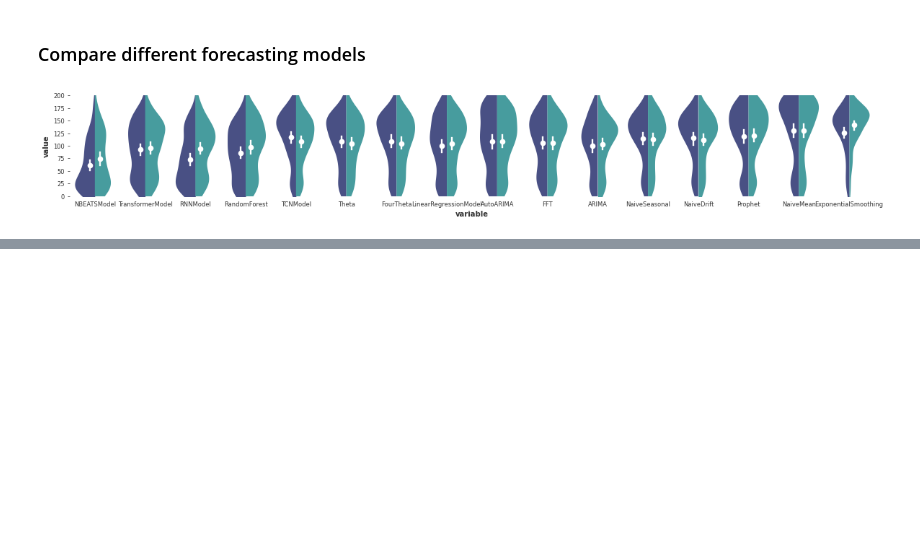
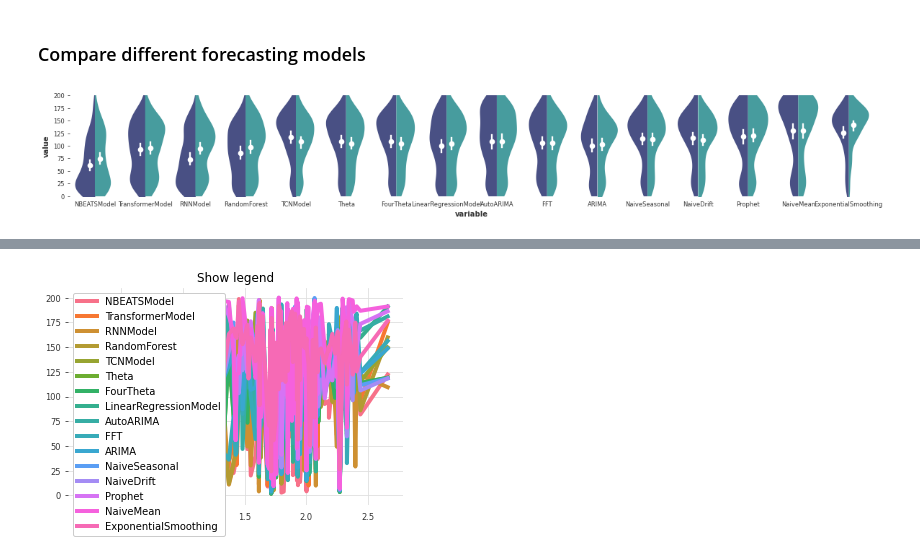
Before and after one commit to williamgilpin/dysts, a Jupyter notebook: benchmarks/figure_forecasting_benchmarks_figures.ipynb, the cells around one changed output, grey strips where cells are left out. Saved outputs shown, nothing was run; the diff lists cells and outputs as text; code cells hidden in the pictures; blank space fills up the shorter version.

```diff
--- a/benchmarks/figure_forecasting_benchmarks_figures.ipynb
+++ b/benchmarks/figure_forecasting_benchmarks_figures.ipynb
@@ -379,0 +501,17 @@ ax.tick_params(axis='both', which='both', length=0)
+# %%
+
+
+plt.figure()
+for clr, row in zip(color_list, results_reduced[sort_inds].to_numpy()):
+    plt.plot(
+        all_properties["correlation_dimension"][sort_inds],
+        row,
+        color=clr,
+        linewidth=4
+#     )
+plt.legend(results_reduced.index, facecolor='white', framealpha=1, frameon=True)
+plt.title("Show legend")
+
+# dg.better_savefig("../private_writing/fig_resources/lyap_legend.png", dpi=600)
+# %% [output]
+[figure, added]
```
Also changed, not shown: parts of 12 cells of this notebook.
